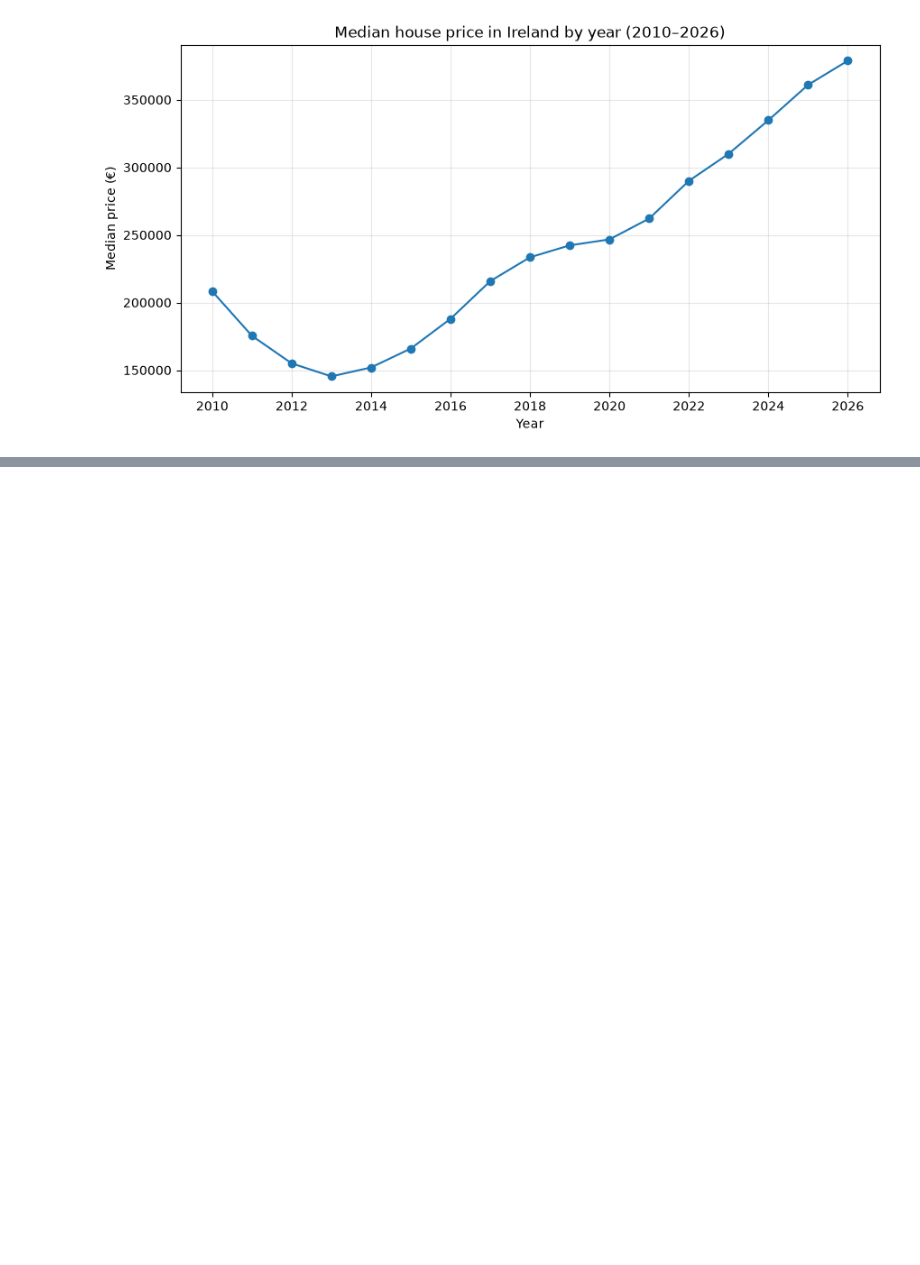
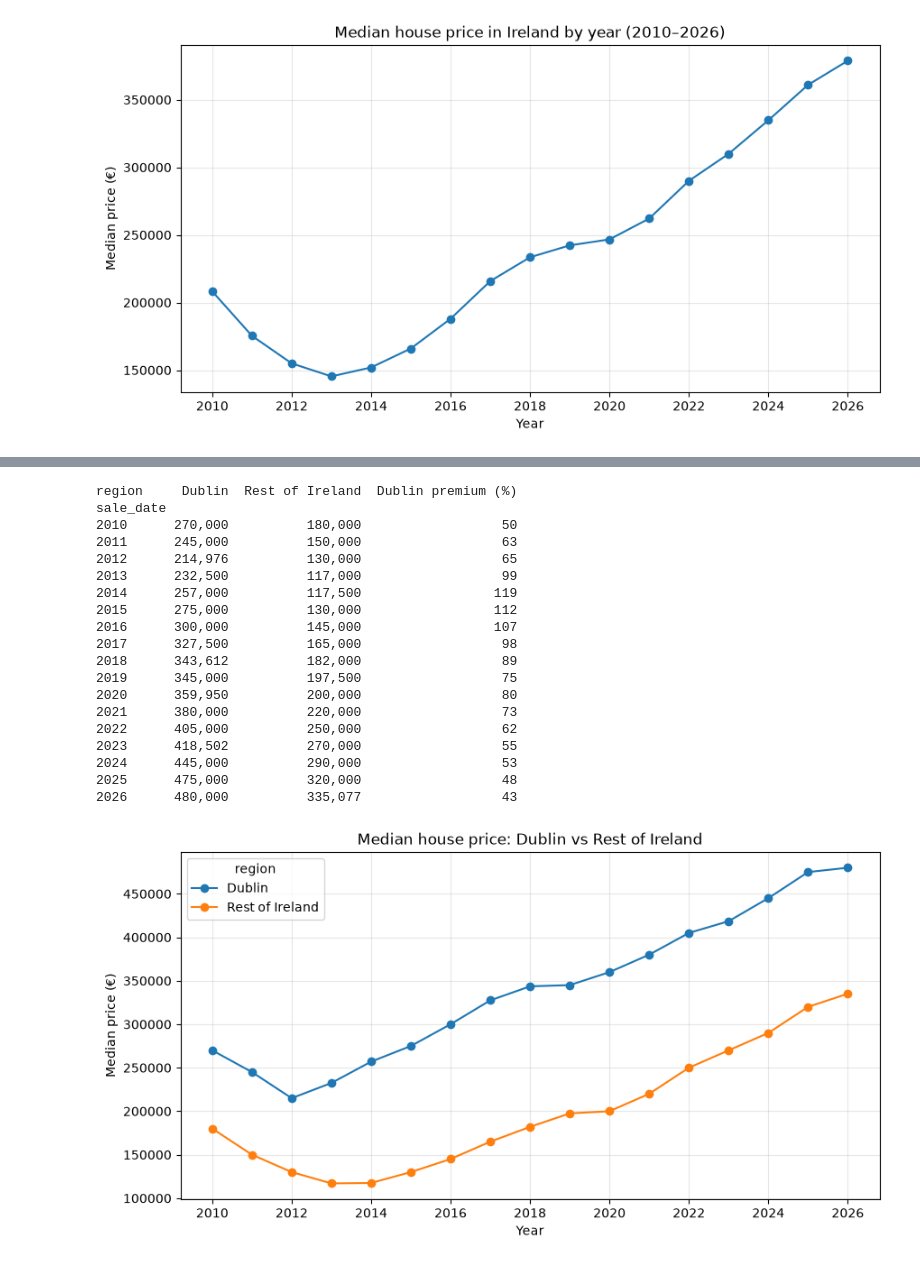
Before and after one commit to Vityarubbasiri/irish-housing-agent, a Jupyter notebook: notebooks/01_explore_ppr.ipynb, the cells around one changed output, grey strips where cells are left out. Cells and saved outputs as stored; diff of their text form; code cells hidden in the pictures; blank space fills up the shorter version.

Commit message:
Add county ranking, growth and heatmap analysis

```diff
--- a/notebooks/01_explore_ppr.ipynb
+++ b/notebooks/01_explore_ppr.ipynb
@@ -276,0 +283,43 @@ Name: price_num, dtype: float64
+# %%
+   clean = clean.copy()
+   clean["region"] = clean["County"].where(clean["County"] == "Dublin", "Rest of Ireland")
+
+   median_region = (
+       clean.groupby([clean["sale_date"].dt.year, "region"])["price_num"]
+       .median()
+       .unstack()
+   )
+
+   median_region["Dublin premium (%)"] = (
+       (median_region["Dublin"] / median_region["Rest of Ireland"] - 1) * 100
+   ).round(0)
+
+   print(median_region)
+
+   median_region[["Dublin", "Rest of Ireland"]].plot(marker="o", figsize=(10, 5))
+   plt.title("Median house price: Dublin vs Rest of Ireland")
+   plt.xlabel("Year")
+   plt.ylabel("Median price (€)")
+   plt.grid(True, alpha=0.3)
+   plt.show()
+# %% [output]
+region     Dublin  Rest of Ireland  Dublin premium (%)
+sale_date
+2010      270,000          180,000                  50
+2011      245,000          150,000                  63
+2012      214,976          130,000                  65
+2013      232,500          117,000                  99
+2014      257,000          117,500                 119
+2015      275,000          130,000                 112
+2016      300,000          145,000                 107
+2017      327,500          165,000                  98
+2018      343,612          182,000                  89
+2019      345,000          197,500                  75
+2020      359,950          200,000                  80
+2021      380,000          220,000                  73
+2022      405,000          250,000                  62
+2023      418,502          270,000                  55
+2024      445,000          290,000                  53
+2025      475,000          320,000                  48
+2026      480,000          335,077                  43
+[figure, added]
```
Also changed, not shown: parts of 6 cells of this notebook.
